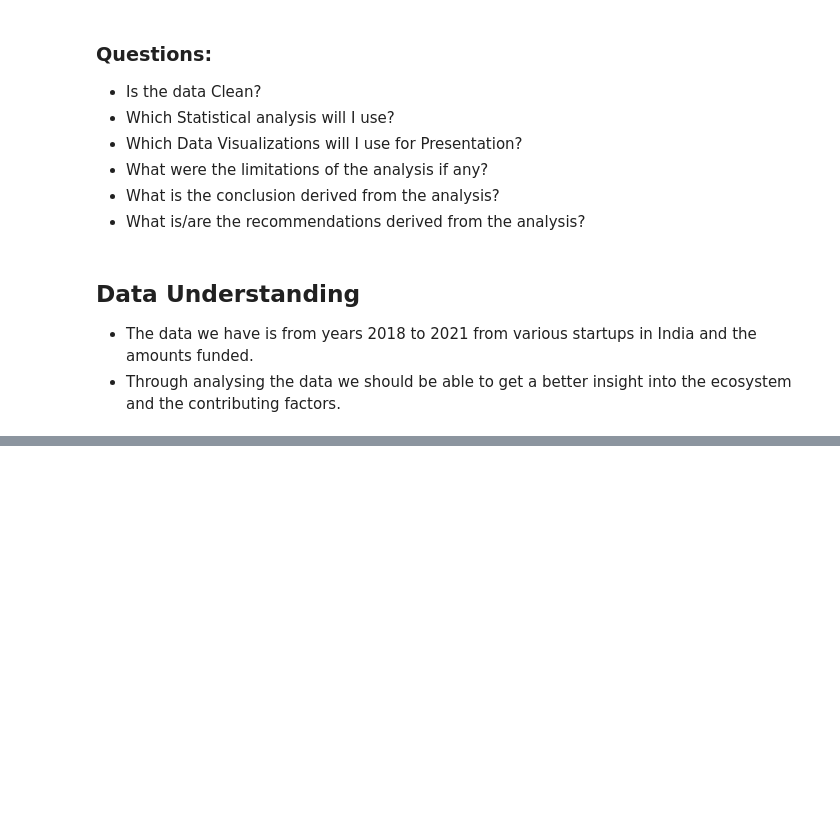
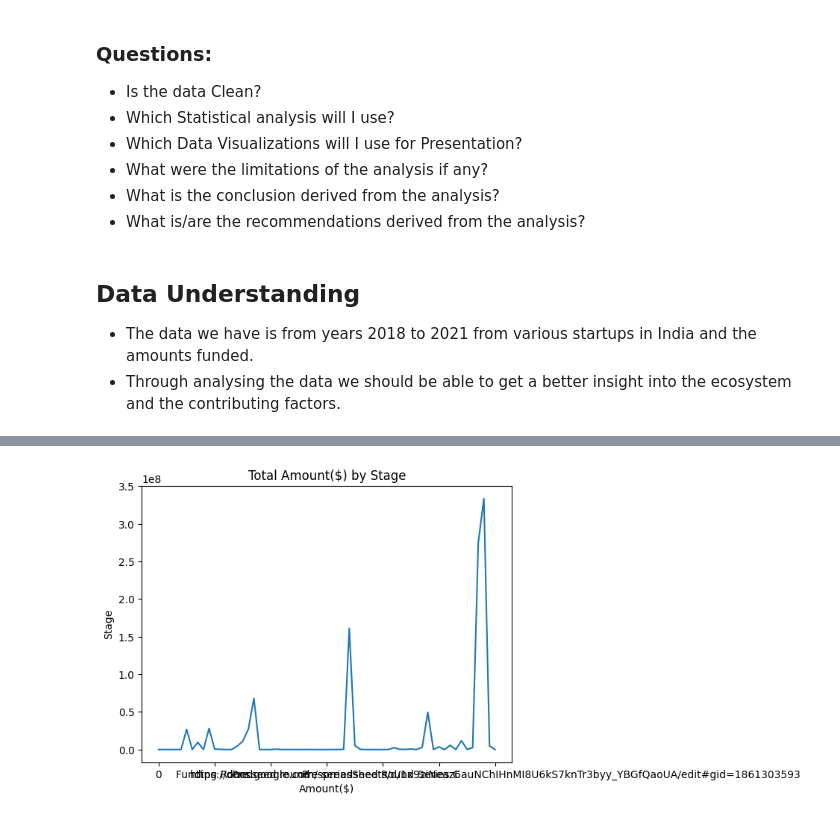
Before and after one commit to qochieng/Data-analysis-of-Startups-Funding-in-India, a Jupyter notebook: Startup-Project.ipynb, the cells around one changed output, grey strips where cells are left out. Saved outputs shown, nothing was run; the diff lists cells and outputs as text; code cells hidden in the pictures; blank space fills up the shorter version.

```diff
--- a/Startup-Project.ipynb
+++ b/Startup-Project.ipynb
@@ -171,0 +309,9 @@ FileNotFoundError: [Errno 2] No such file or directory: 'E:\\AZUBI CAREER ACCELE
+# %%
+df_combine['Amount($)'].groupby(by=df_combine['Stage']).mean().plot(kind='line')
+
+plt.xlabel('Amount($)')
+plt.ylabel('Stage')
+plt.title('Total Amount($) by Stage')
+plt.show();
+# %% [output]
+[figure, added]
```
Also changed, not shown: parts of 47 cells of this notebook.
